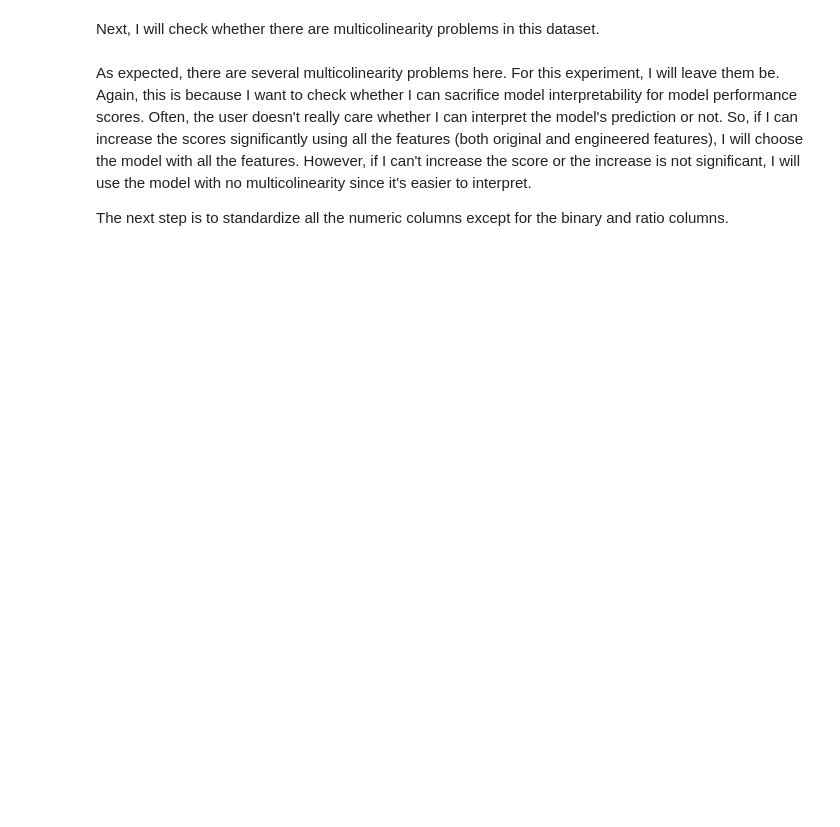
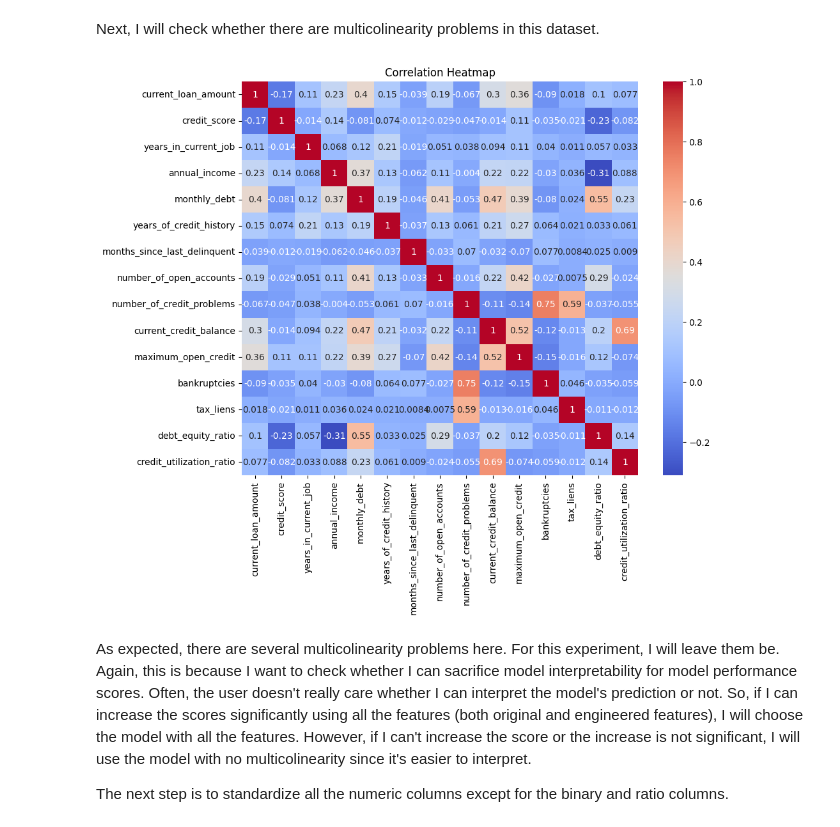
Before and after one commit to nugroho1234/loan-classification-h20-xgboost, a Jupyter notebook: 4-Feature engineering and selection.ipynb, the cells around one changed output. Drawn from its saved outputs; the diff is of its cells as text; code cells hidden in the pictures; blank space fills up the shorter version.

```diff
--- a/4-Feature engineering and selection.ipynb
+++ b/4-Feature engineering and selection.ipynb
@@ -587,11 +598,13 @@ df_feature.isnull().sum()
 # %% [markdown]
 Next, I will check whether there are multicolinearity problems in this dataset.
 # %%
-corr_matrix = df_feature[['current_loan_amount', 'credit_score', 'years_of_credit_history', 'number_of_open_accounts', 'number_of_credit_problems', 'debt_equity_ratio', 'credit_utilization_ratio']].corr()
+corr_matrix = df_feature[['current_loan_amount', 'credit_score', 'years_in_current_job', 'annual_income', 'monthly_debt', 'years_of_credit_history', 'months_since_last_delinquent', 'number_of_open_accounts', 'number_of_credit_problems', 'current_credit_balance', 'maximum_open_credit', 'bankruptcies', 'tax_liens', 'debt_equity_ratio', 'credit_utilization_ratio']].corr()
 plt.figure(figsize=(10, 8))
 sns.heatmap(corr_matrix, annot=True, cmap='coolwarm')
 plt.title("Correlation Heatmap")
 plt.show();
+# %% [output]
+[figure, added]
 # %% [markdown]
 As expected, there are several multicolinearity problems here. For this experiment, I will leave them be. Again, this is because I want to check whether I can sacrifice model interpretability for model performance scores. Often, the user doesn't really care whether I can interpret the model's prediction or not. So, if I can increase the scores significantly using all the features (both original and engineered features), I will choose the model with all the features. However, if I can't increase the score or the increase is not significant, I will use the model with no multicolinearity since it's easier to interpret.
 
```
Also changed, not shown: parts of 63 cells of this notebook, 9 other files.
